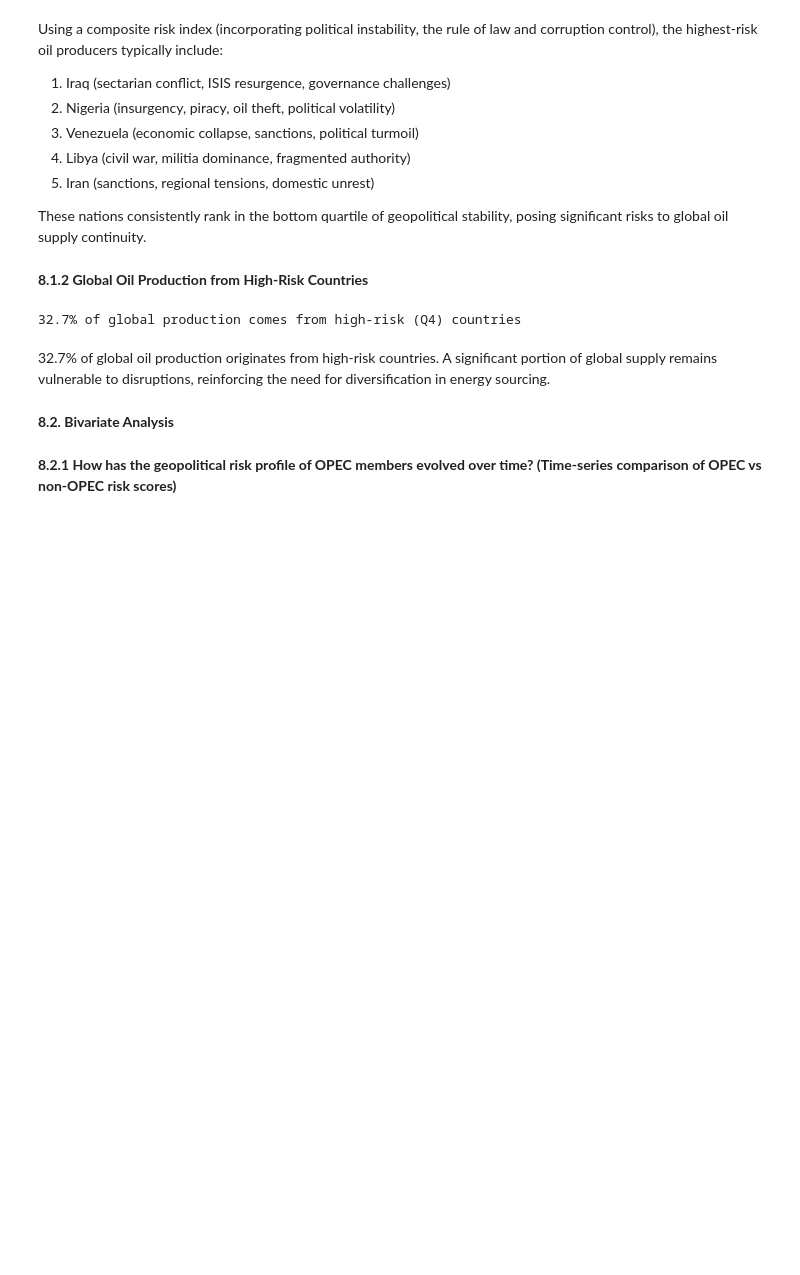
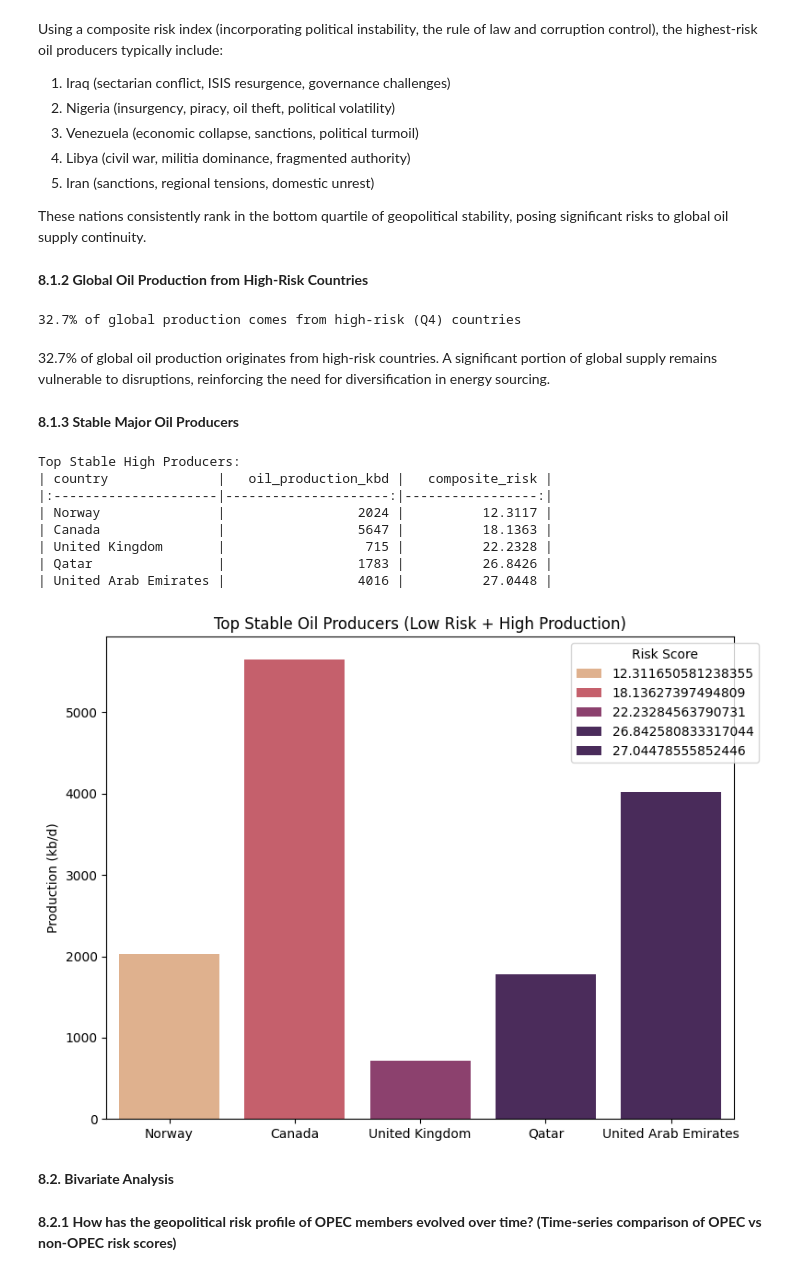
Before and after one commit to EMuritu/Geopolitical_Risk_Index, a Jupyter notebook: Geopolitical_Risk_Index.ipynb, the cells around one changed output. Drawn from its saved outputs; the diff is of its cells as text; code cells hidden in the pictures; blank space fills up the shorter version.

```diff
--- a/Geopolitical_Risk_Index.ipynb
+++ b/Geopolitical_Risk_Index.ipynb
@@ -726,6 +726,50 @@ print(f"{high_risk_share:.1f}% of global production comes from high-risk (Q4) co
 32.7% of global production comes from high-risk (Q4) countries
 # %% [markdown]
 32.7% of global oil production originates from high-risk countries. A significant portion of global supply remains vulnerable to disruptions, reinforcing the need for diversification in energy sourcing.
+# %% [markdown]
+**8.1.3 Stable Major Oil Producers**
+# %%
+# Most recent data for each country
+latest_data = merged.sort_values('year').drop_duplicates('country', keep='last')
+
+# Filter significant producers with the lowest risk
+stable_producers = (
+    latest_data[
+        (latest_data['oil_production_kbd'] > 500) &
+        (latest_data['composite_risk'] <= latest_data['composite_risk'].quantile(0.25))
+    ]
+    .sort_values(['composite_risk', 'oil_production_kbd'], ascending=[True, False])
+    [['country', 'oil_production_kbd', 'composite_risk']]
+    .head(10)
+)
+
+print("Top Stable High Producers:")
+print(stable_producers.to_markdown(index=False))
+
+plt.figure(figsize=(8, 6))
+sns.barplot(
+    data=stable_producers,
+    x='country',
+    y='oil_production_kbd',
+    hue='composite_risk',
+    palette='flare',
+    dodge=False
+)
+plt.title('Top Stable Oil Producers (Low Risk + High Production)')
+plt.xlabel('')
+plt.ylabel('Production (kb/d)')
+plt.legend(title='Risk Score', bbox_to_anchor=(1.05, 1))
+plt.tight_layout()
+# %% [output]
+Top Stable High Producers:
+| country              |   oil_production_kbd |   composite_risk |
+|:---------------------|---------------------:|-----------------:|
+| Norway               |                 2024 |          12.3117 |
+| Canada               |                 5647 |          18.1363 |
+| United Kingdom       |                  715 |          22.2328 |
+| Qatar                |                 1783 |          26.8426 |
+| United Arab Emirates |                 4016 |          27.0448 |
+[figure, added]
 # %% [markdown]
 **8.2. Bivariate Analysis**
 # %% [markdown]
```
Also changed, not shown: parts of 2 cells of this notebook.
